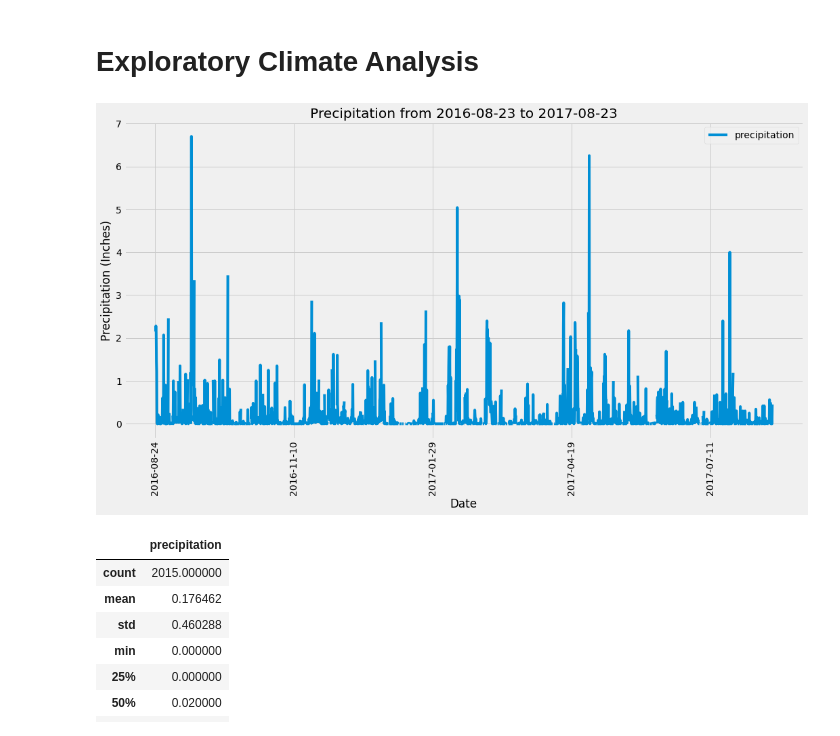
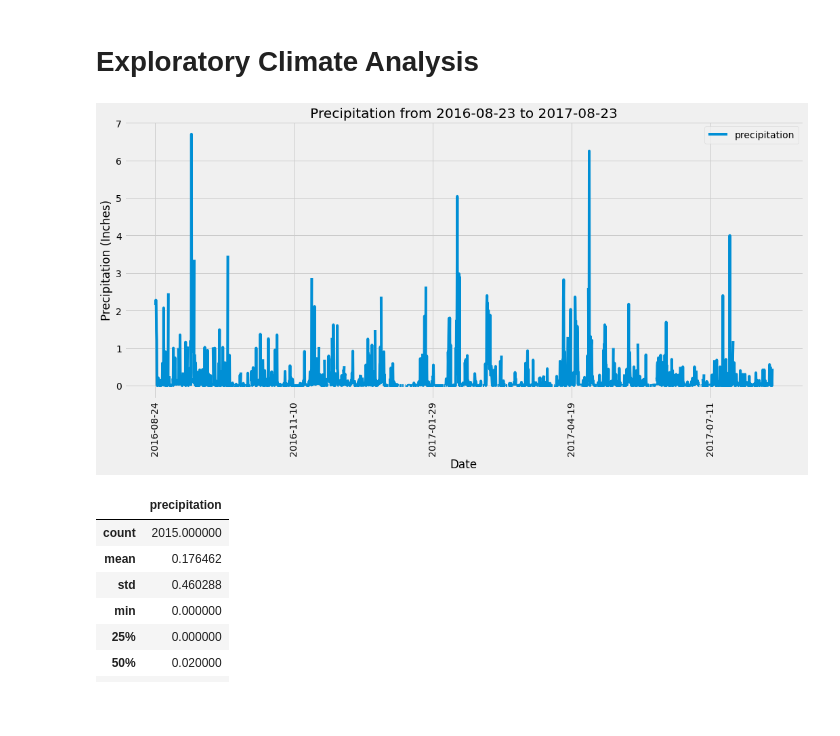
Before and after one commit to deepavadakan/sqlalchemy-challenge, a Jupyter notebook: climate.ipynb, the cells around one changed output. Drawn from its saved outputs; the diff is of its cells as text; code cells hidden in the pictures; blank space fills up the shorter version.

```diff
--- a/climate.ipynb
+++ b/climate.ipynb
@@ -61,14 +61,14 @@ prcp_df.set_index("date", inplace=True)
 prcp_df.sort_values("date", inplace=True)
 # %%
 # Use Pandas Plotting with Matplotlib to plot the data
-ax = prcp_df.plot(rot=90, figsize=(16,8));
+ax = prcp_df.plot(rot=90, figsize=(16,7));
 ax.set_title(f"Precipitation from {dt.datetime.strftime(yearago_date, '%Y-%m-%d')} to {dt.datetime.strftime(last_date, '%Y-%m-%d')}");
 ax.set_ylabel("Precipitation (Inches)");
 ax.set_xlabel("Date")
 plt.savefig("Images/prcp.png",bbox_inches="tight", pad_inches=.3)
 plt.show()
 # %% [output]
-[figure, old version]
+[figure, new version]
 # %%
 # Use Pandas to calcualte the summary statistics for the precipitation data
 prcp_df.describe()
```
Also changed, not shown: parts of 2 cells of this notebook, 2 other files.
